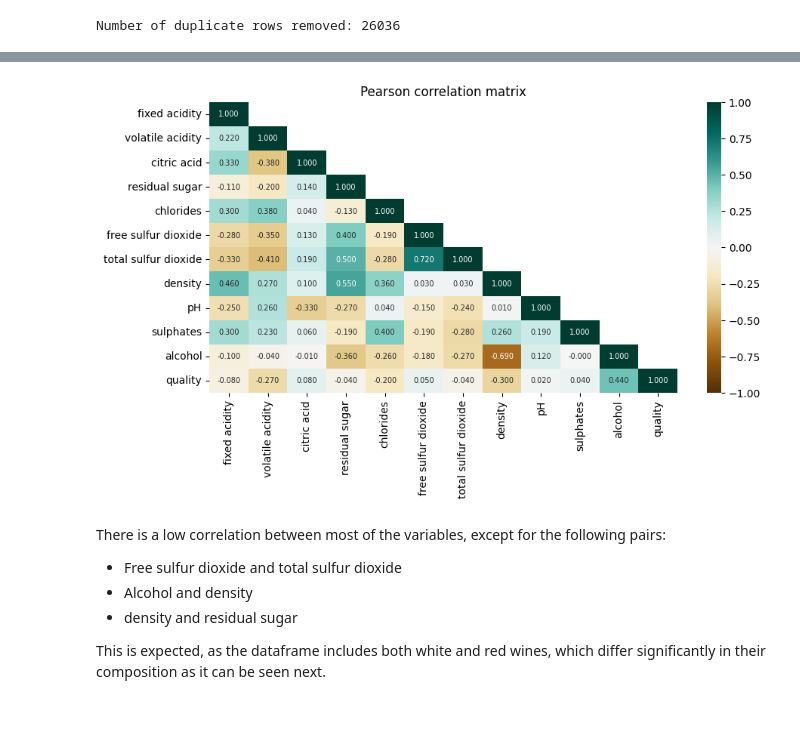
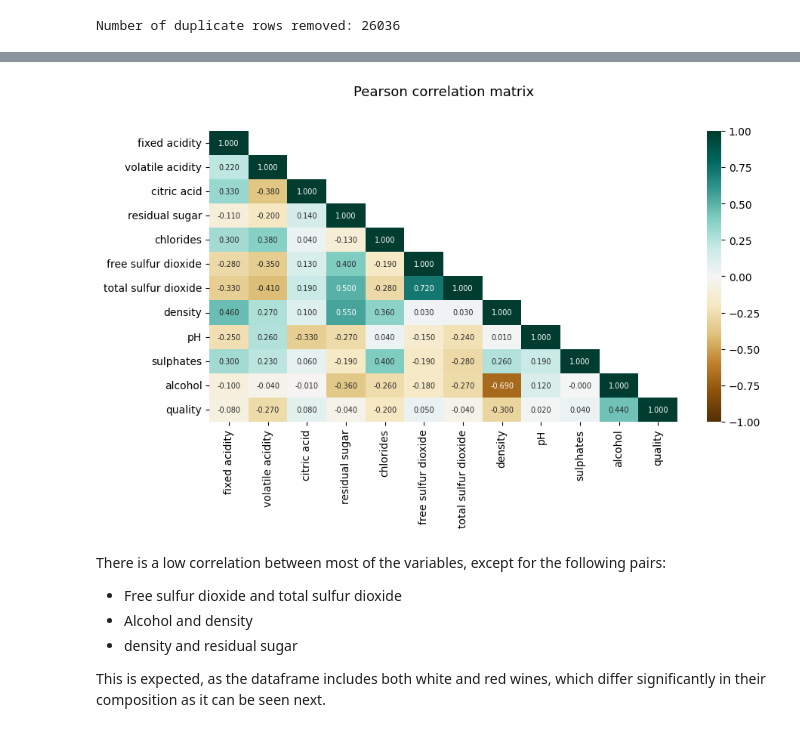
Before and after one commit to marcemir/wine, a Jupyter notebook: WineQualityEDA.ipynb, the cells around one changed output, grey strips where cells are left out. Cells and saved outputs as stored; diff of their text form; code cells hidden in the pictures.

```diff
--- a/WineQualityEDA.ipynb
+++ b/WineQualityEDA.ipynb
@@ -56,3 +58,5 @@ In this block, exploratory data analysis will be carried out, data types, missin
 # %%
 # Reading data
 df = pd.read_csv("WineQuality.csv")
+# %%
+df = pd.DataFrame(df)
@@ -166,27 +201,23 @@ Most samples on the dataset are from White wine
 # %%
-# Search for correalations between variables
-# Search for correalations between variables
+# Let´s search for correalations between numerical variables
+
 df_continuous_vars = df.select_dtypes(include=[np.number])
 
-# Correlacón de Pearson
+# Pearson correlation matrix
 corr = df_continuous_vars.corr().round(2)
 
 f, ax = plt.subplots(figsize=(10, 5))
 # Crea una máscara para ocultar los valores superiores a la diagonal
 mask = np.triu(np.ones_like(corr, dtype=bool))
 np.fill_diagonal(mask, False)
 # Create the heatmap using the `heatmap` function of Seaborn
 sns.heatmap(corr, vmin=-1, vmax=1, annot=True, fmt=".3f", annot_kws={"size": 7}, cmap='BrBG', mask=mask)
 
-# Modify the legend size and rotation for the bottom legends
-
-
-
 # Display the heatmap using the `show` method of the `pyplot` module from matplotlib.
-plt.title ("Pearson correlation matrix")
+plt.title ("Pearson correlation matrix", y=1.1, fontsize=13)
 plt.show()
 # %% [output]
-[figure, old version]
+[figure, new version]
 # %% [markdown]
 There is a low correlation between most of the variables, except for the following pairs:
 - Free sulfur dioxide and total sulfur dioxide
```
Also changed, not shown: parts of 27 cells of this notebook, 1 other file.
